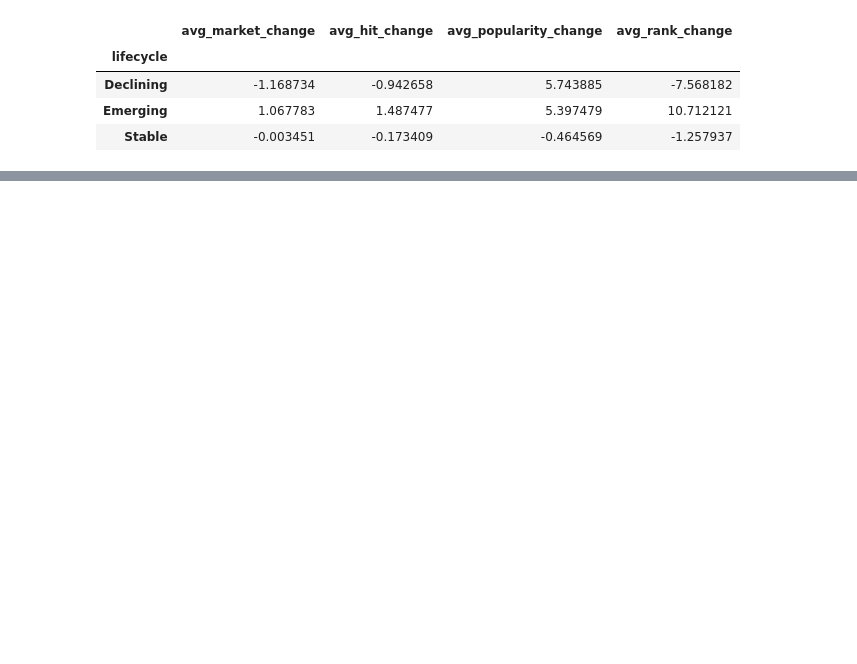
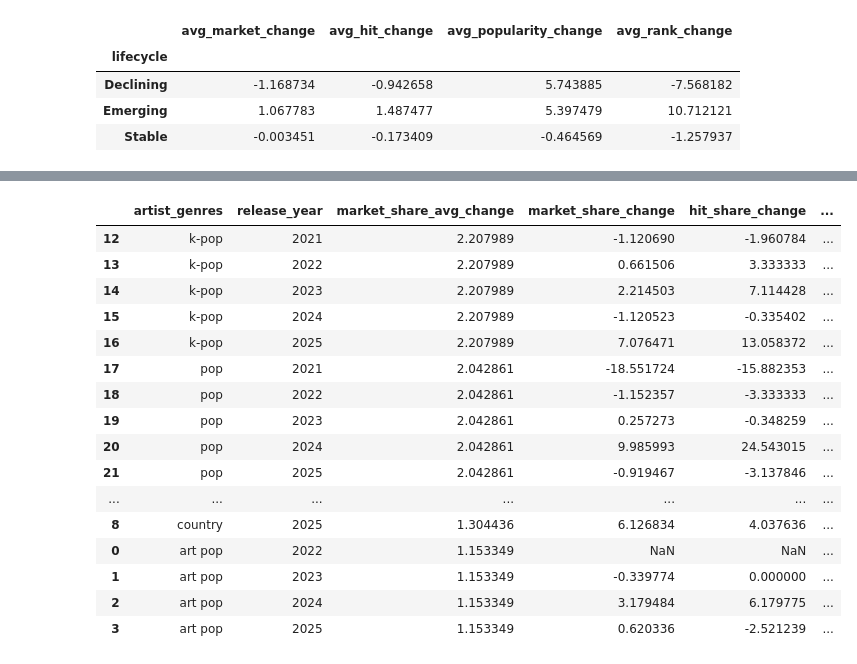
Before and after one commit to jjen1/spotify-music-trends-analysis, a Jupyter notebook: notebooks/02_genre_evolution.ipynb, the cells around one changed output, grey strips where cells are left out. Cells and saved outputs as stored; diff of their text form; code cells hidden in the pictures; blank space fills up the shorter version.

```diff
--- a/notebooks/02_genre_evolution.ipynb
+++ b/notebooks/02_genre_evolution.ipynb
@@ -829,0 +883,41 @@ lifecycle_summary
+# %%
+# year to year flucuations
+selected_genres = ['k-pop', 'pop', 'hyperpop', 'country', 'art pop']
+genre_fluctuations = (genre_eligible[genre_eligible['artist_genres'].isin(selected_genres)]
+    .merge(
+        genre_endpoints[['artist_genres', 'market_share_avg_change']],
+        on = 'artist_genres',
+        how = 'left'
+    )
+    .sort_values(
+        ['market_share_avg_change', 'release_year'],
+        ascending = [False, True]
+    ))
+
+genre_fluctuations[[
+    'artist_genres',
+    'release_year',
+    'market_share_avg_change',
+    'market_share_change',
+    'hit_share_change',
+    'avg_popularity_change',
+    'genre_rank_change'
+]]
+# %% [output]
+|  | artist_genres | release_year | market_share_avg_change | market_share_change | hit_share_change | ... |
+| 12 | k-pop | 2021 | 2.207989 | -1.120690 | -1.960784 | ... |
+| 13 | k-pop | 2022 | 2.207989 | 0.661506 | 3.333333 | ... |
+| 14 | k-pop | 2023 | 2.207989 | 2.214503 | 7.114428 | ... |
+| 15 | k-pop | 2024 | 2.207989 | -1.120523 | -0.335402 | ... |
+| 16 | k-pop | 2025 | 2.207989 | 7.076471 | 13.058372 | ... |
+| 17 | pop | 2021 | 2.042861 | -18.551724 | -15.882353 | ... |
+| 18 | pop | 2022 | 2.042861 | -1.152357 | -3.333333 | ... |
+| 19 | pop | 2023 | 2.042861 | 0.257273 | -0.348259 | ... |
+| 20 | pop | 2024 | 2.042861 | 9.985993 | 24.543015 | ... |
+| 21 | pop | 2025 | 2.042861 | -0.919467 | -3.137846 | ... |
+| ... | ... | ... | ... | ... | ... | ... |
+| 8 | country | 2025 | 1.304436 | 6.126834 | 4.037636 | ... |
+| 0 | art pop | 2022 | 1.153349 | NaN | NaN | ... |
+| 1 | art pop | 2023 | 1.153349 | -0.339774 | 0.000000 | ... |
+| 2 | art pop | 2024 | 1.153349 | 3.179484 | 6.179775 | ... |
+| 3 | art pop | 2025 | 1.153349 | 0.620336 | -2.521239 | ... |
```
Also changed, not shown: parts of 25 cells of this notebook, 2 other files.
